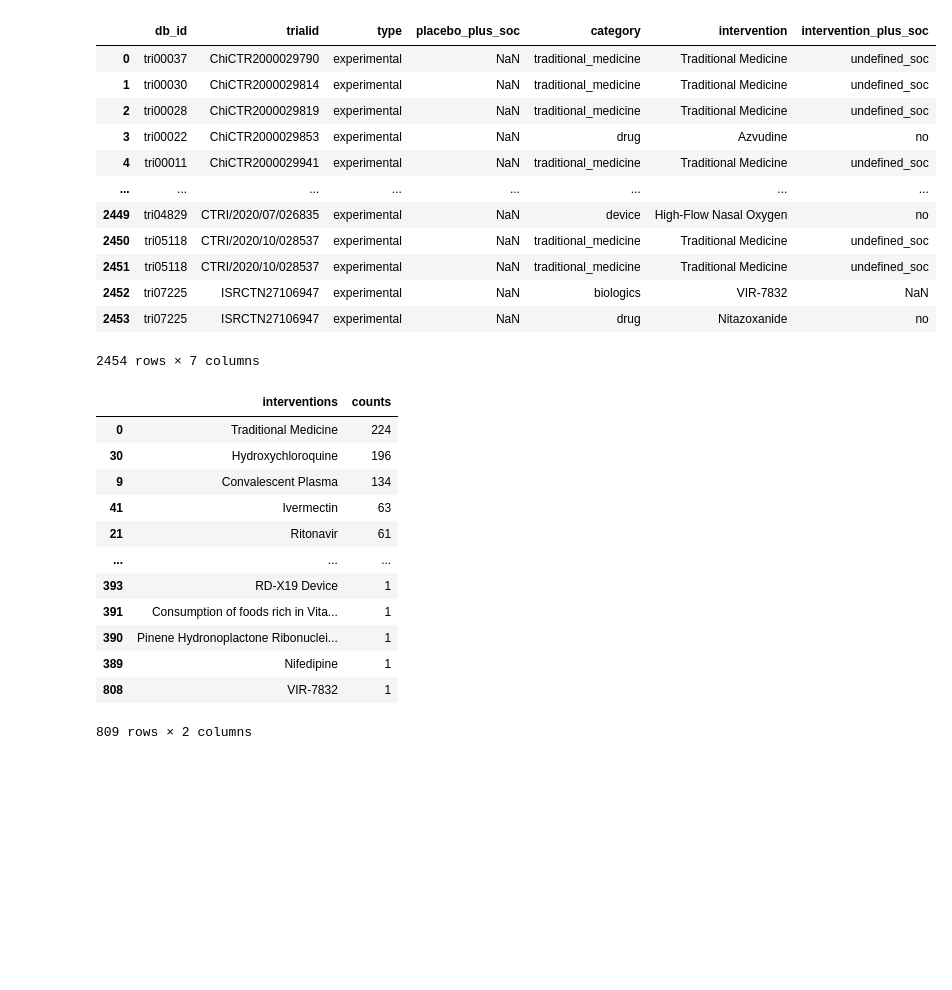
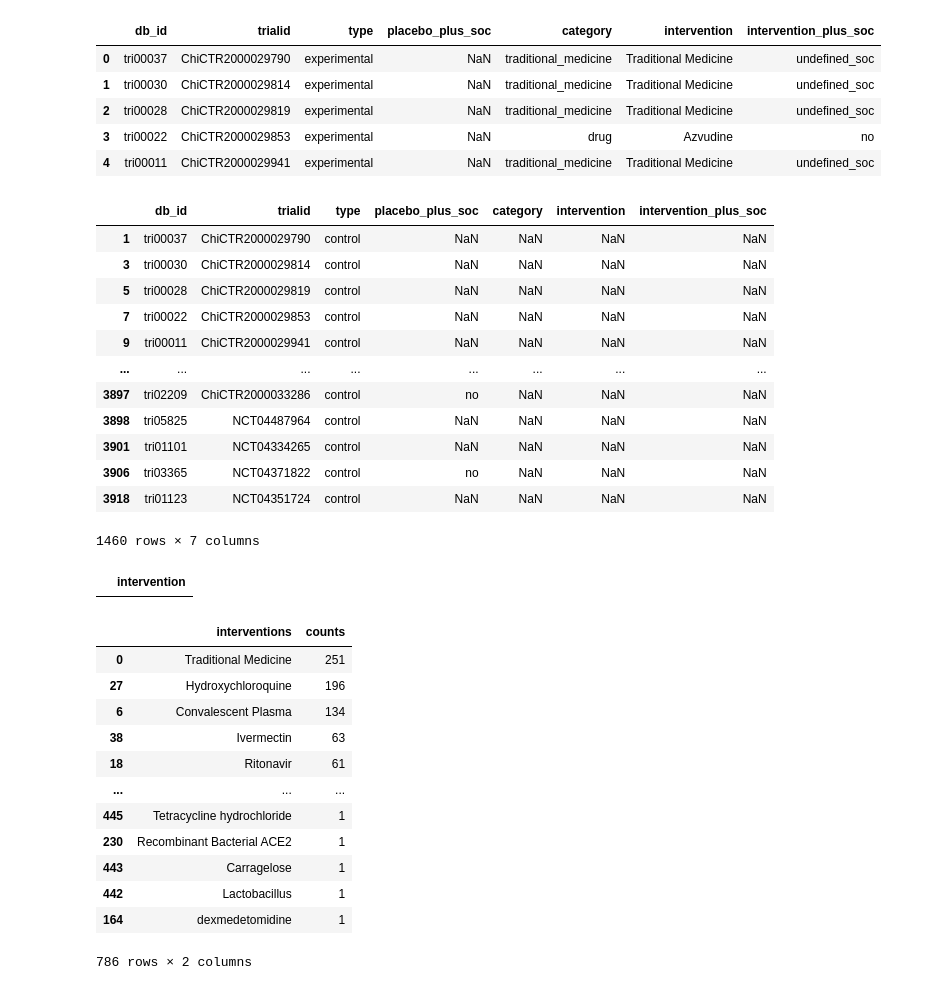
Before and after one commit to ebmdatalab/direcct-phase2-python, a Jupyter notebook: notebooks/8 Interventions.ipynb, the cells around one changed output. Saved outputs shown, nothing was run; the diff lists cells and outputs as text; code cells hidden in the pictures; blank space fills up the shorter version.

```diff
--- a/notebooks/8 Interventions.ipynb
+++ b/notebooks/8 Interventions.ipynb
@@ -10,10 +10,10 @@ import pandas as pd
 import numpy as np
 import collections
 # %%
-raw_extract = pd.read_csv(parent + '/data/interventions/2022-07-27_101245-form_7-refset_34-extractions.tsv', sep='\t', encoding="ISO-8859-1")
-raw_arms = pd.read_csv(parent + '/data/interventions/2022-07-27_101248-sub_arm-refset_34-sub-extraction.tsv', sep='\t', encoding="ISO-8859-1")
-rec_extract = pd.read_csv(parent + '/data/interventions/2022-07-27_101251-form_7-refset_34-final.tsv', sep='\t', encoding="ISO-8859-1")
-rec_arms = pd.read_csv(parent + '/data/interventions/2022-07-27_101253-sub_arm-refset_34-sub-final.tsv', sep='\t', encoding="ISO-8859-1")
+raw_extract = pd.read_csv(parent + '/data/interventions/2022-09-13_082824-form_7-refset_34-extractions.tsv', sep='\t', encoding="ISO-8859-1")
+raw_arms = pd.read_csv(parent + '/data/interventions/2022-09-13_082828-sub_arm-refset_34-sub-extraction.tsv', sep='\t', encoding="ISO-8859-1")
+rec_extract = pd.read_csv(parent + '/data/interventions/2022-09-13_082831-form_7-refset_34-final.tsv', sep='\t', encoding="ISO-8859-1")
+rec_arms = pd.read_csv(parent + '/data/interventions/2022-09-13_082834-sub_arm-refset_34-sub-final.tsv', sep='\t', encoding="ISO-8859-1")
 # %%
 reconciled_ids = rec_arms.db_id.to_list()
 # %%
@@ -25,19 +25,12 @@ final_int = pd.concat([remove_rec[cols], rec_arms[cols]]).reset_index(drop=True)
 # %%
 final_exp = final_int[final_int.type == 'experimental'].reset_index(drop=True)
 # %%
-final_exp
+final_exp.head()
 # %% [output]
 |  | db_id | trialid | type | placebo_plus_soc | category | intervention | intervention_plus_soc |
 | 0 | tri00037 | ChiCTR2000029790 | experimental | NaN | traditional_medicine | Traditional Medicine | undefined_soc |
 | 1 | tri00030 | ChiCTR2000029814 | experimental | NaN | traditional_medicine | Traditional Medicine | undefined_soc |
 | 2 | tri00028 | ChiCTR2000029819 | experimental | NaN | traditional_medicine | Traditional Medicine | undefined_soc |
 | 3 | tri00022 | ChiCTR2000029853 | experimental | NaN | drug | Azvudine | no |
 | 4 | tri00011 | ChiCTR2000029941 | experimental | NaN | traditional_medicine | Traditional Medicine | undefined_soc |
-| ... | ... | ... | ... | ... | ... | ... | ... |
-| 2449 | tri04829 | CTRI/2020/07/026835 | experimental | NaN | device | High-Flow Nasal Oxygen | no |
-| 2450 | tri05118 | CTRI/2020/10/028537 | experimental | NaN | traditional_medicine | Traditional Medicine | undefined_soc |
-| 2451 | tri05118 | CTRI/2020/10/028537 | experimental | NaN | traditional_medicine | Traditional Medicine | undefined_soc |
-| 2452 | tri07225 | ISRCTN27106947 | experimental | NaN | biologics | VIR-7832 | NaN |
-| 2453 | tri07225 | ISRCTN27106947 | experimental | NaN | drug | Nitazoxanide | no |
-2454 rows × 7 columns
 # %%
@@ -45,8 +38,29 @@ final_exp
 # %%
 exp = final_int[final_int.type == 'experimental']
+# %%
+final_int[final_int.intervention.isna()]
+# %% [output]
+|  | db_id | trialid | type | placebo_plus_soc | category | intervention | intervention_plus_soc |
+| 1 | tri00037 | ChiCTR2000029790 | control | NaN | NaN | NaN | NaN |
+| 3 | tri00030 | ChiCTR2000029814 | control | NaN | NaN | NaN | NaN |
+| 5 | tri00028 | ChiCTR2000029819 | control | NaN | NaN | NaN | NaN |
+| 7 | tri00022 | ChiCTR2000029853 | control | NaN | NaN | NaN | NaN |
+| 9 | tri00011 | ChiCTR2000029941 | control | NaN | NaN | NaN | NaN |
+| ... | ... | ... | ... | ... | ... | ... | ... |
+| 3897 | tri02209 | ChiCTR2000033286 | control | no | NaN | NaN | NaN |
+| 3898 | tri05825 | NCT04487964 | control | NaN | NaN | NaN | NaN |
+| 3901 | tri01101 | NCT04334265 | control | NaN | NaN | NaN | NaN |
+| 3906 | tri03365 | NCT04371822 | control | no | NaN | NaN | NaN |
+| 3918 | tri01123 | NCT04351724 | control | NaN | NaN | NaN | NaN |
+1460 rows × 7 columns
 # %%
 ints = final_int[final_int.type == 'experimental'].intervention
 int_list = ints.to_list()
+# %%
+a = ints.to_frame()
+a[a.intervention.isna()]
+# %% [output]
+|  | intervention |
 # %%
 all_ints = []
 for i in int_list:
@@ -63,18 +77,18 @@ int_counts.columns = ['interventions', 'counts']
 int_counts.sort_values(by='counts', ascending=False)
 # %% [output]
 |  | interventions | counts |
-| 0 | Traditional Medicine | 224 |
-| 30 | Hydroxychloroquine | 196 |
-| 9 | Convalescent Plasma | 134 |
-| 41 | Ivermectin | 63 |
-| 21 | Ritonavir | 61 |
+| 0 | Traditional Medicine | 251 |
+| 27 | Hydroxychloroquine | 196 |
+| 6 | Convalescent Plasma | 134 |
+| 38 | Ivermectin | 63 |
+| 18 | Ritonavir | 61 |
 | ... | ... | ... |
-| 393 | RD-X19 Device | 1 |
-| 391 | Consumption of foods rich in Vita... | 1 |
-| 390 | Pinene Hydronoplactone Ribonuclei... | 1 |
-| 389 | Nifedipine | 1 |
-| 808 | VIR-7832 | 1 |
+| 445 | Tetracycline hydrochloride | 1 |
+| 230 | Recombinant Bacterial ACE2 | 1 |
+| 443 | Carragelose | 1 |
+| 442 | Lactobacillus | 1 |
+| 164 | dexmedetomidine | 1 |
-809 rows × 2 columns
+786 rows × 2 columns
 # %%
 c2 = collections.Counter(x for x in int_list if x)
 # %%
```
Also changed, not shown: parts of 2 cells of this notebook, 11 other files.
